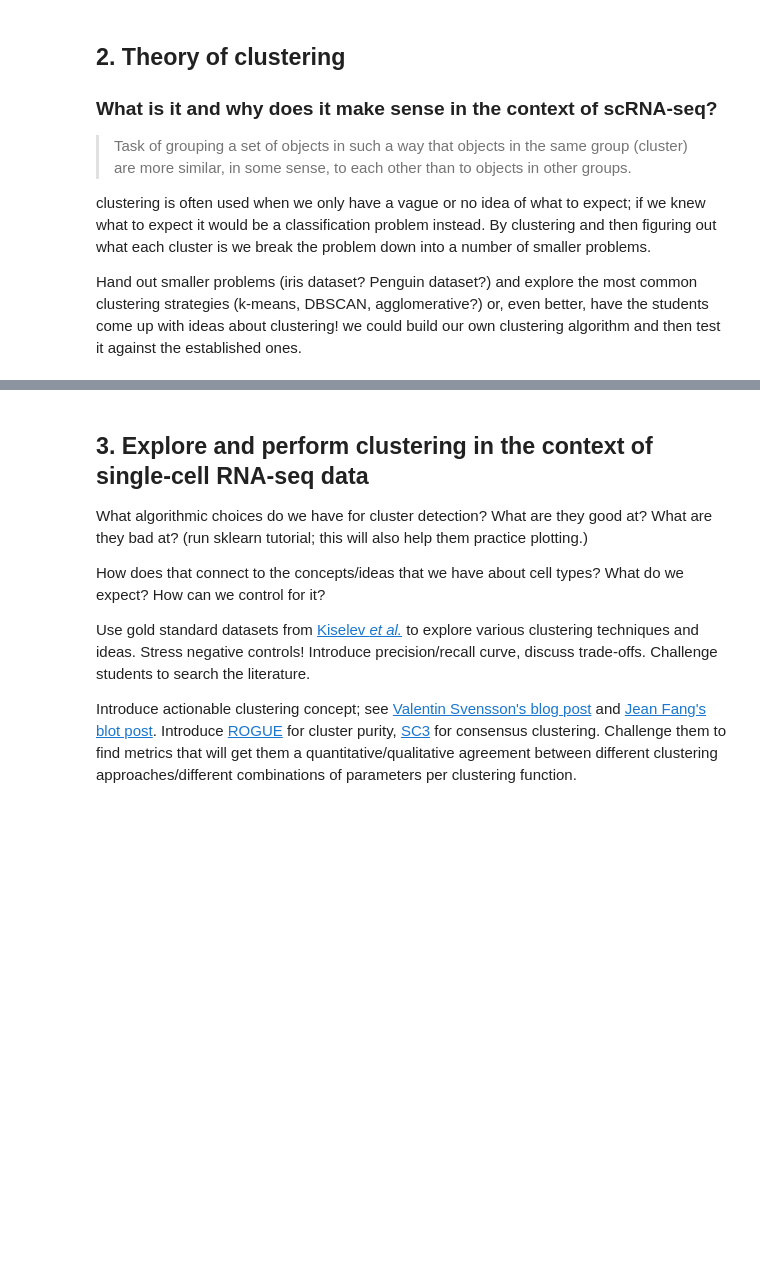
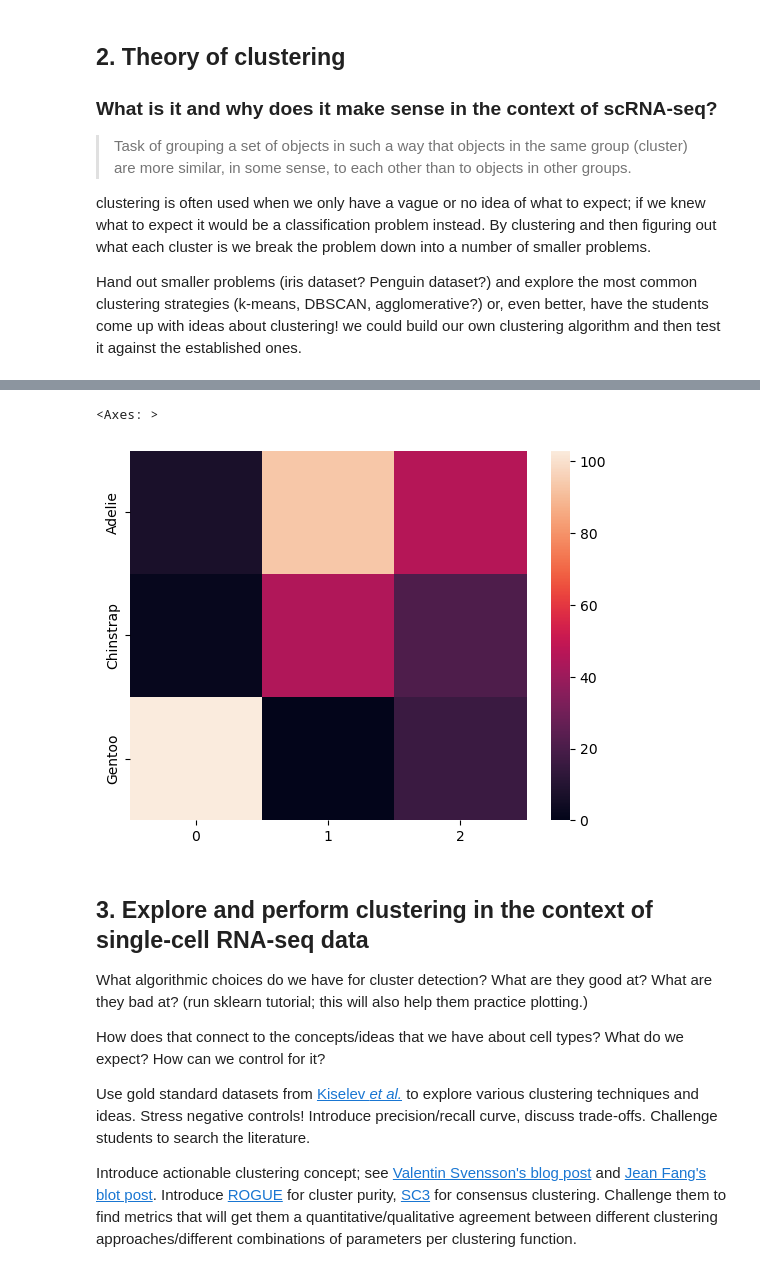
Before and after one commit to galicae/ue300164, a Jupyter notebook: units/01-clustering.ipynb, the cells around one changed output, grey strips where cells are left out. Saved outputs shown, nothing was run; the diff lists cells and outputs as text; code cells hidden in the pictures; blank space fills up the shorter version.

```diff
--- a/units/01-clustering.ipynb
+++ b/units/01-clustering.ipynb
@@ -42,3 +72,19 @@ Hand out smaller problems (iris dataset? Penguin dataset?) and explore the most
+# %%
+penguin_species = np.unique(species)
+clusters = np.unique(y_pred)
+res = np.zeros((len(penguin_species), len(clusters)))
+
+for i, s in enumerate(penguin_species):
+    for j, c in enumerate(clusters):
+        overlap = (species == s) & (y_pred == c)
+        res[i][j] = np.sum(overlap)
+
+res = pd.DataFrame(res, index=penguin_species, columns=clusters)
+# %%
+sns.heatmap(res)
+# %% [output]
+<Axes: >
+[figure, added]
 # %% [markdown]
 ## 3. Explore and perform clustering in the context of single-cell RNA-seq data
 
```
Also changed, not shown: parts of 11 cells of this notebook, 1 other file.
